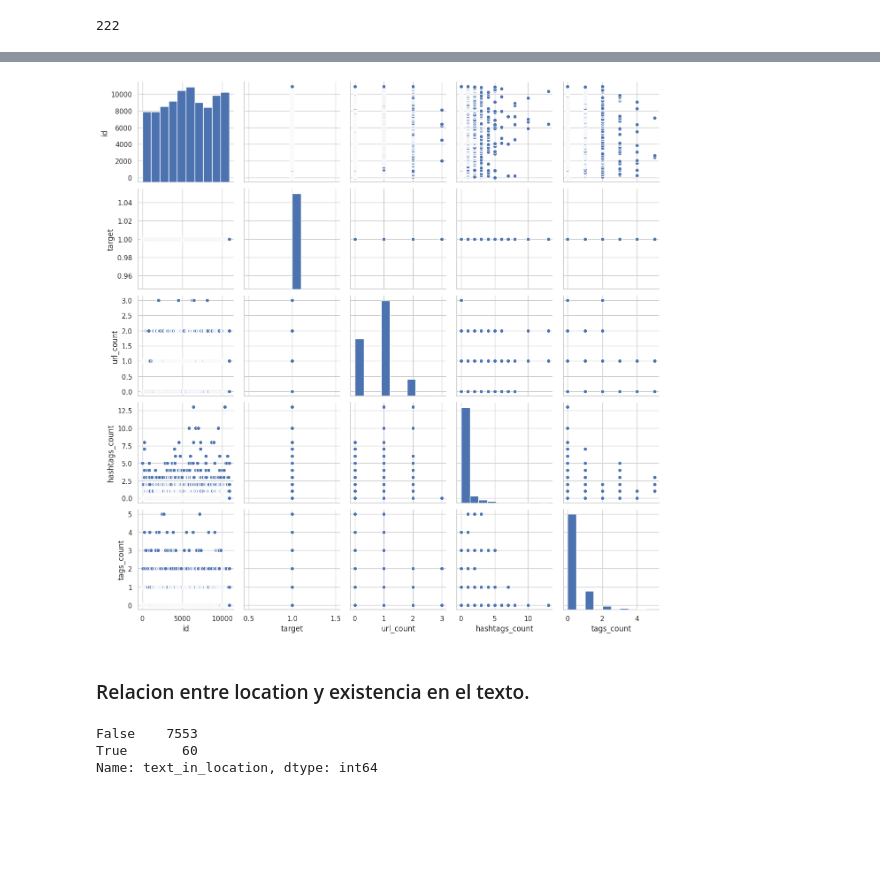
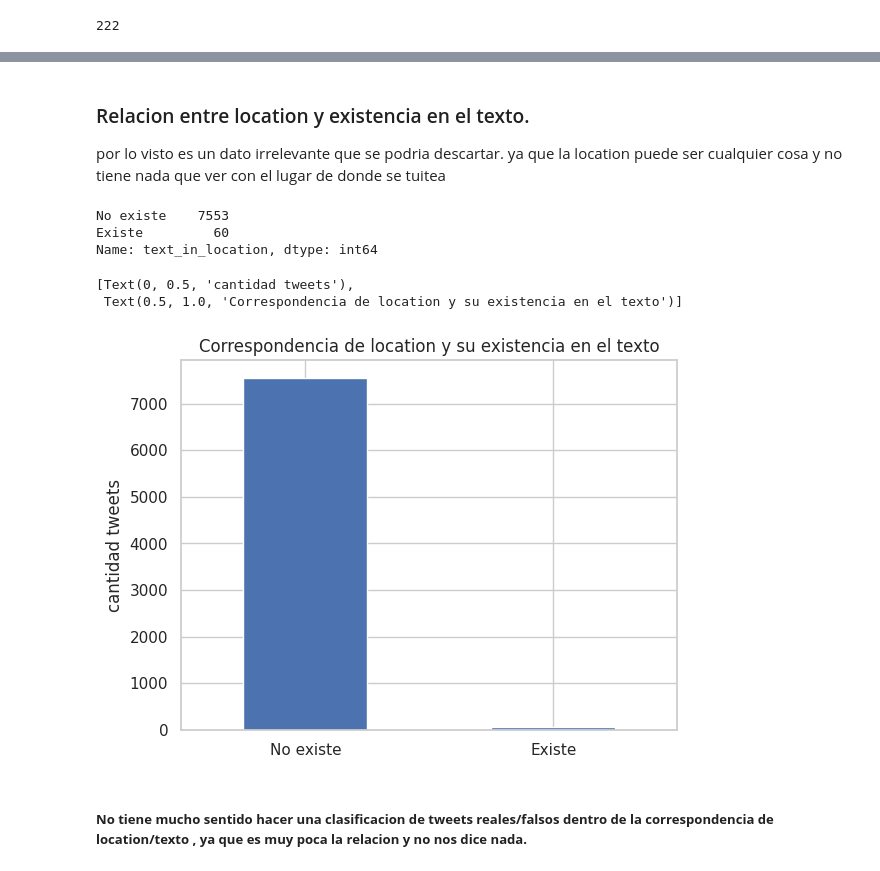
Before and after one commit to vnbarr/75.06-Datos, a Jupyter notebook: notebooks/TP1.ipynb, the cells around one changed output, grey strips where cells are left out. Drawn from its saved outputs; the diff is of its cells as text; code cells hidden in the pictures; blank space fills up the shorter version.

```diff
--- a/notebooks/TP1.ipynb
+++ b/notebooks/TP1.ipynb
@@ -490,16 +497,13 @@ gsnum = sns.pairplot(tweets[tweets["target"] == 0].select_dtypes('number'))
-# %%
-gsnum = sns.pairplot(tweets[tweets["target"] == 1].select_dtypes('number'))
-# %% [output]
-[figure, removed]
-# %% [markdown]
-### Relacion entre location y existencia en el texto.
+# %% [markdown]
+### Relacion entre location y existencia en el texto.
+por lo visto es un dato irrelevante que se podria descartar. ya que la location puede ser cualquier cosa y no tiene nada que ver con el lugar de donde se tuitea
 # %%
 tweets = tweets.fillna('None')
 # %%
 #casos excluidos (si no tienen location, obviamente no van a estar en el texto)
-tweets['text_in_location'] = tweets[['text','location']].apply(lambda row: row.location in row.text ,axis = 1)
+tweets['text_in_location'] = tweets[['text','location']].apply(lambda row: 'Existe' if row.location in row.text else 'No existe' ,axis = 1)
 tweets['text_in_location'].value_counts()
 # %% [output]
-False    7553
-True       60
+No existe    7553
+Existe         60
 Name: text_in_location, dtype: int64
@@ -514,2 +510,17 @@ Name: text_in_location, dtype: int64
+# %%
+count_location = tweets['text_in_location'].value_counts()
+
+count_location.plot.bar(rot = 0).set(title = 'Correspondencia de location y su existencia en el texto',ylabel='cantidad tweets')
+#g = sns.boxplot(x="target", y="url_count",
+#                     data=tweets, palette="cubehelix")
+#g.set_title("Cantidad de links según veracidad", fontsize=18)
+#g.set_xlabel("Real?", fontsize=14)
+#g.set_ylabel("Cantidad de links", fontsize=14)
+# %% [output]
+[Text(0, 0.5, 'cantidad tweets'),
+ Text(0.5, 1.0, 'Correspondencia de location y su existencia en el texto')]
+[figure, added]
+# %% [markdown]
+##### **No tiene mucho sentido hacer una clasificacion de tweets reales/falsos dentro de la correspondencia de location/texto , ya que es muy poca la relacion y no nos dice nada.**
 # %%
 #Graficos sobre series numericas.
```
Also changed, not shown: parts of 39 cells of this notebook.
